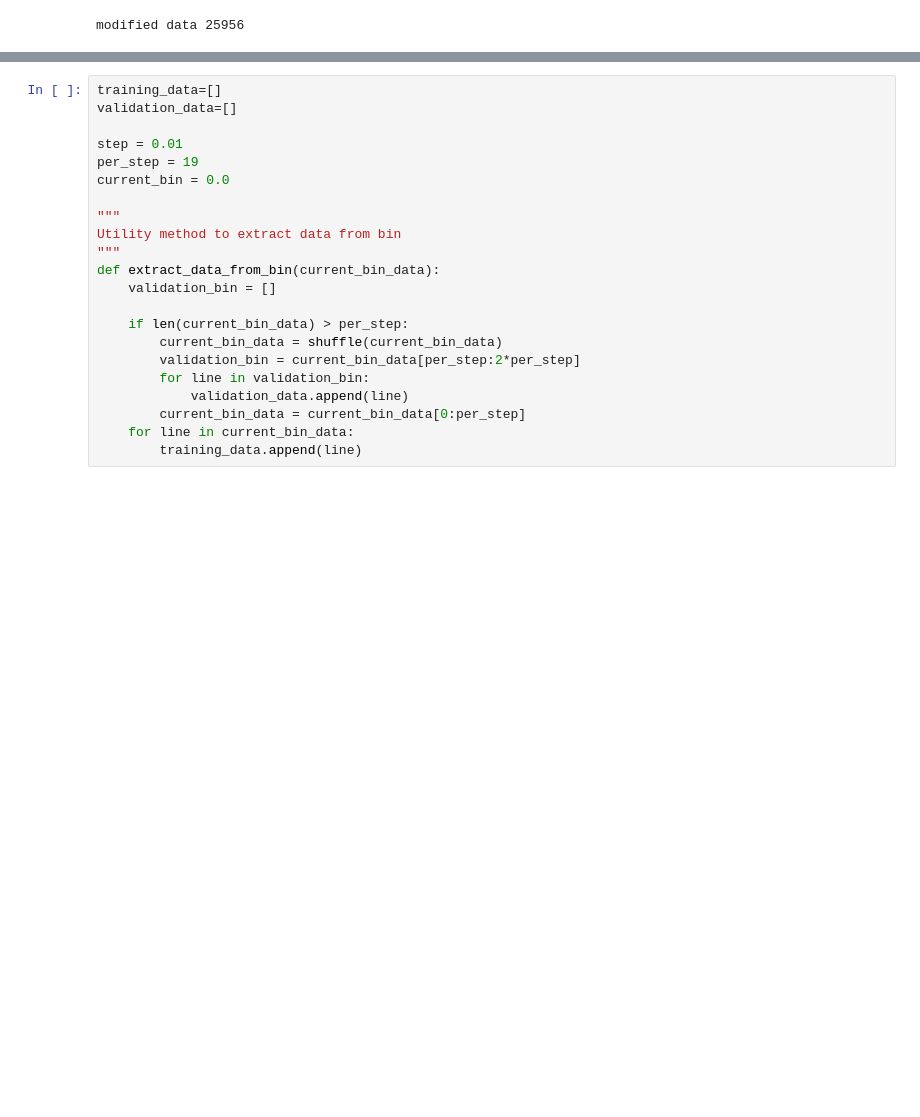
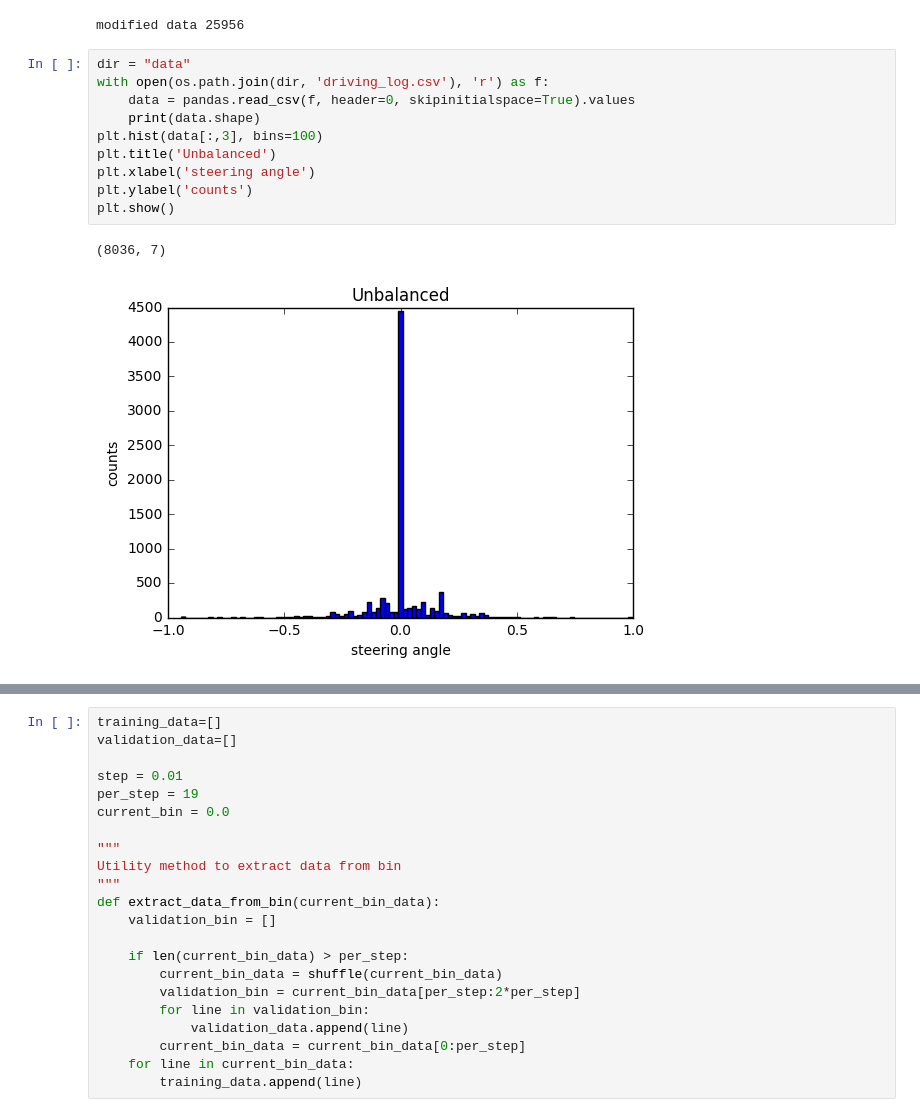
Before and after one commit to khaleelp/SelfDrivingCar, a Jupyter notebook: UdacityAssignments/CarND-Behavioral-Cloning-P3/model.ipynb, the cells around one changed output, grey strips where cells are left out. Drawn from its saved outputs; the diff is of its cells as text; blank space fills up the shorter version.

```diff
--- a/UdacityAssignments/CarND-Behavioral-Cloning-P3/model.ipynb
+++ b/UdacityAssignments/CarND-Behavioral-Cloning-P3/model.ipynb
@@ -80,3 +80,16 @@ driving_data = np.array(modified_data)
 print('modified data', len(modified_data))
 # %% [output]
 modified data 25956
+# %%
+dir = "data"
+with open(os.path.join(dir, 'driving_log.csv'), 'r') as f:
+    data = pandas.read_csv(f, header=0, skipinitialspace=True).values
+    print(data.shape)
+plt.hist(data[:,3], bins=100)
+plt.title('Unbalanced')
+plt.xlabel('steering angle')
+plt.ylabel('counts')
+plt.show()
+# %% [output]
+(8036, 7)
+[figure, added]
```
Also changed, not shown: parts of 5 cells of this notebook, 1 other file.
